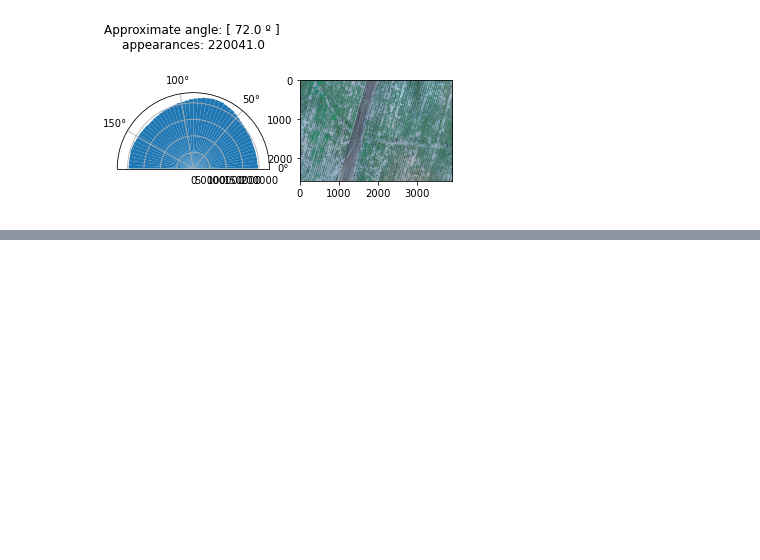
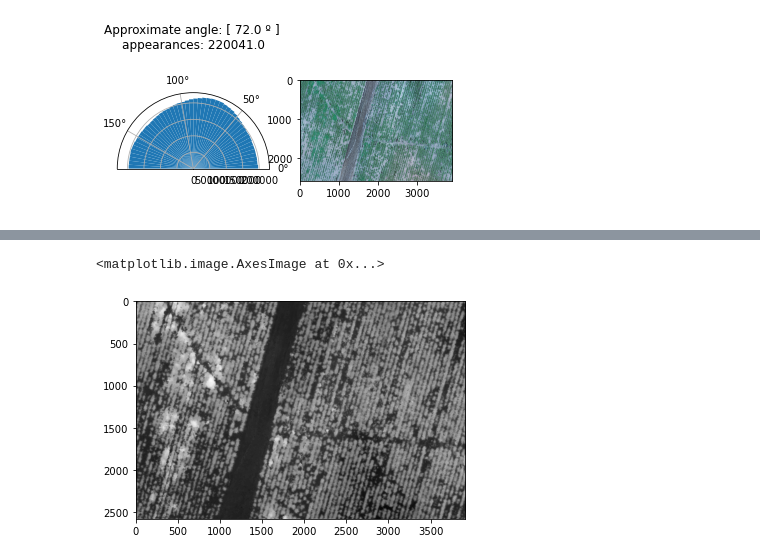
Before and after one commit to jpcarranza94/MagdalenaProject, a Jupyter notebook: Experimentos.ipynb, the cells around one changed output, grey strips where cells are left out. Saved outputs shown, nothing was run; the diff lists cells and outputs as text; code cells hidden in the pictures; blank space fills up the shorter version.

```diff
--- a/Experimentos.ipynb
+++ b/Experimentos.ipynb
@@ -550,0 +559,5 @@ plt.show()
+# %%
+plt.imshow(ExG, cmap = "gray")
+# %% [output]
+<matplotlib.image.AxesImage at 0x...>
+[figure, added]
```
Also changed, not shown: parts of 50 cells of this notebook.
